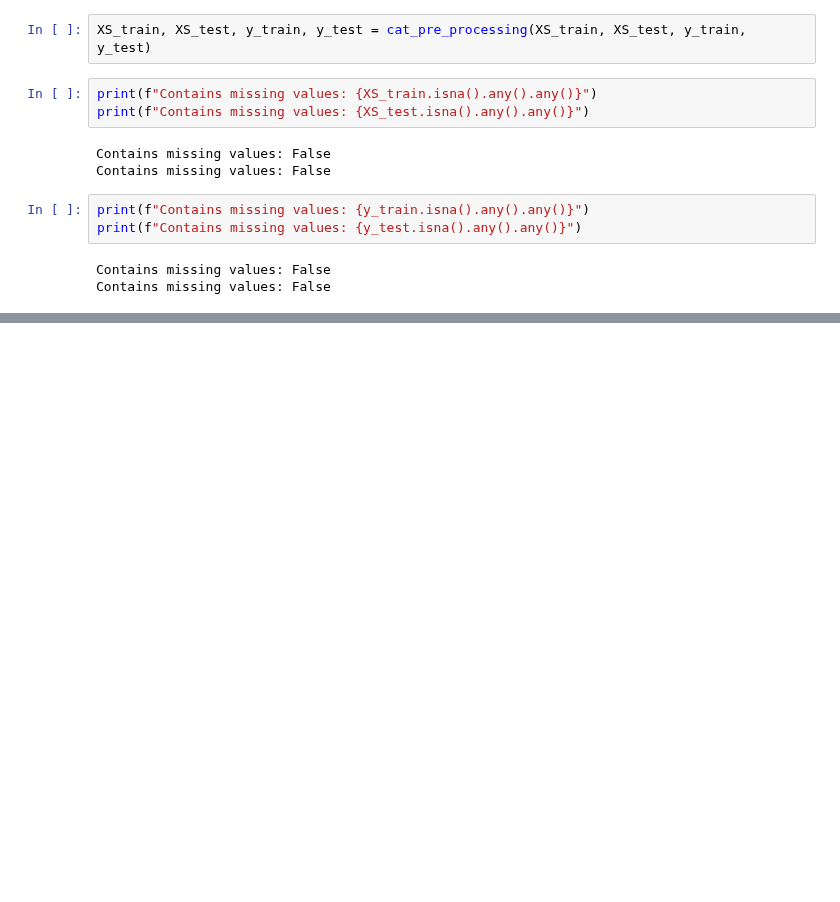
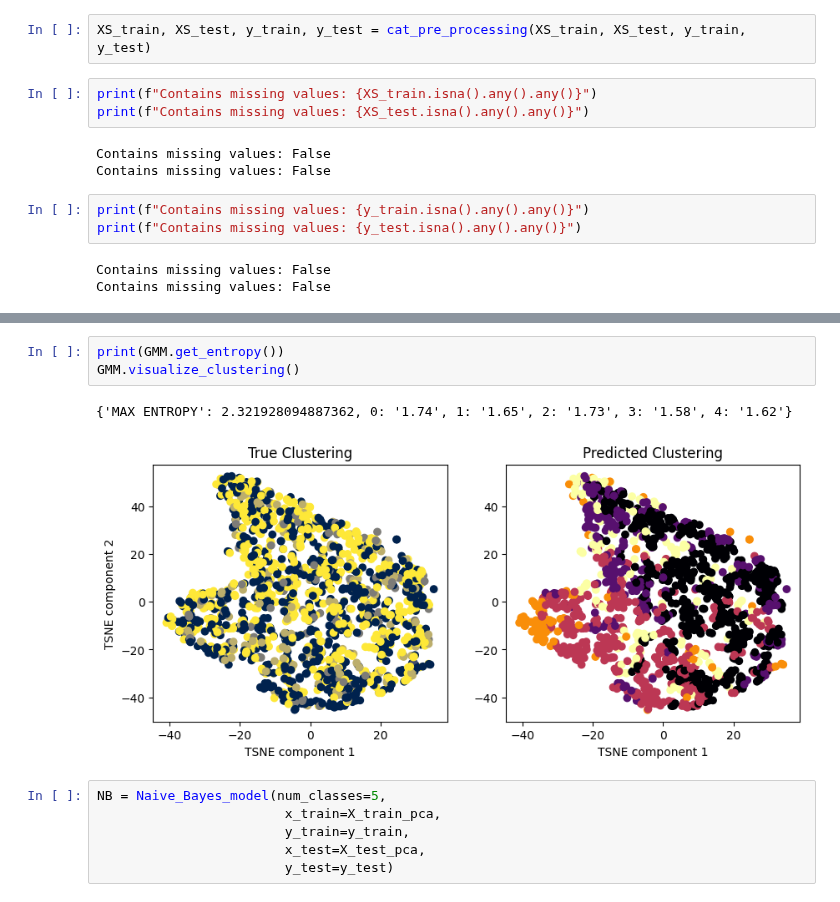
Before and after one commit to calgalvan/277A_Final_Project, a Jupyter notebook: feature_selection_III.ipynb, the cells around one changed output, grey strips where cells are left out. Drawn from its saved outputs; the diff is of its cells as text; blank space fills up the shorter version.

```diff
--- a/feature_selection_III.ipynb
+++ b/feature_selection_III.ipynb
@@ -209,0 +254,12 @@ Contains missing values: False
+# %%
+print(GMM.get_entropy())
+GMM.visualize_clustering()
+# %% [output]
+{'MAX ENTROPY': 2.321928094887362, 0: '1.74', 1: '1.65', 2: '1.73', 3: '1.58', 4: '1.62'}
+[figure, added]
+# %%
+NB = Naive_Bayes_model(num_classes=5,
+                        x_train=X_train_pca,
+                        y_train=y_train,
+                        x_test=X_test_pca,
+                        y_test=y_test)
```
Also changed, not shown: parts of 8 cells of this notebook, 2 other files.
